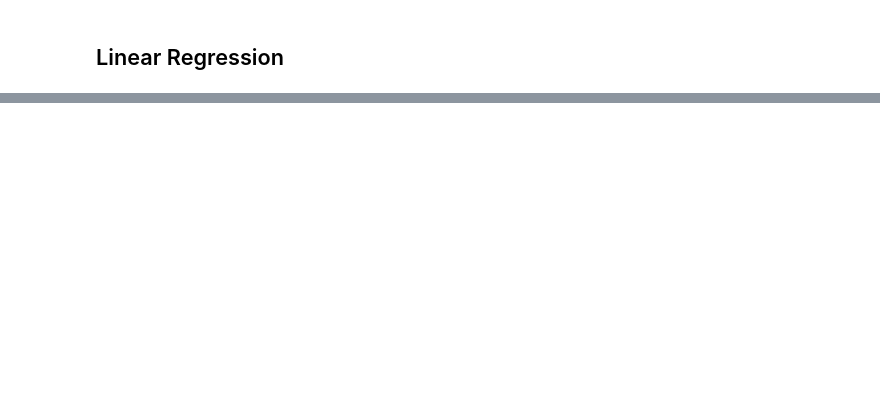
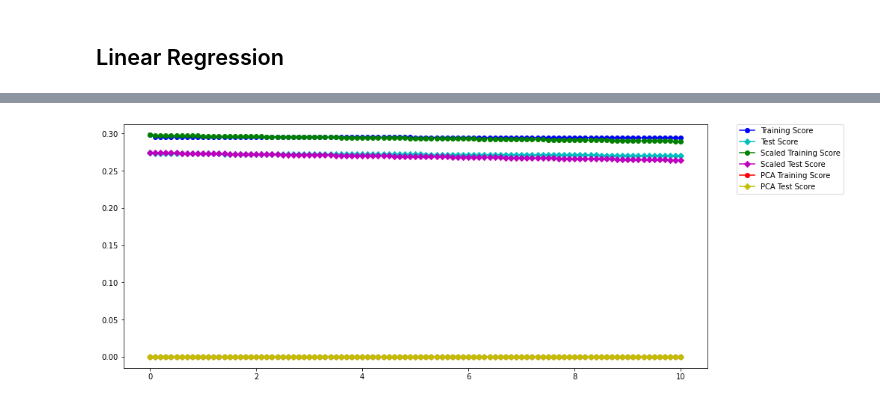
Before and after one commit to avneetgill/ensf544Project, a Jupyter notebook: Project1.2/Q4.1 Regression with dimension reduction.ipynb, the cells around one changed output, grey strips where cells are left out. Cells and saved outputs as stored; diff of their text form; code cells hidden in the pictures; blank space fills up the shorter version.

```diff
--- a/Project1.2/Q4.1 Regression with dimension reduction.ipynb
+++ b/Project1.2/Q4.1 Regression with dimension reduction.ipynb
@@ -148,5 +150,5 @@ df
 # %%
-pca = PCA(n_components=3)
-pca.fit(X_train)
-pca_X_train = pca.transform(X_train)
-pca_X_test = pca.transform(X_test)
+pca = PCA(n_components=2)
+pca.fit(pca_X_train)
+pca_X_train = pca.transform(pca_X_train)
+pca_X_test = pca.transform(pca_X_test)
@@ -224,0 +287,17 @@ We can see from the scatter plot above, that Using Ridge regression with pca yie
+# %%
+# plot the scaled and non scaled
+
+def plot_lr_alphas(d1,d2,d3,d4,d5,d6,labels):
+    f, ax = plt.subplots(1, 1, figsize = (14,6))
+    plt.plot(labels, d1, 'b', marker='o', label='Training Score')
+    plt.plot(labels, d2, 'c', marker='D', label='Test Score')
+    plt.plot(labels, d3, 'g', marker='o', label='Scaled Training Score')
+    plt.plot(labels, d4, 'm', marker='D', label='Scaled Test Score')
+    plt.plot(labels, d5, 'r', marker='o', label='PCA Training Score')
+    plt.plot(labels, d6, 'y', marker='D', label='PCA Test Score')
+    plt.legend(bbox_to_anchor=(1.05, 1), loc='upper left', borderaxespad=0.)
+    plt.show()
+
+plot_lr_alphas(ridge_tr_score, ridge_tst_score, sc_ridge_tr_score, sc_ridge_tst_score,ridge_pca_tr_score,ridge_pca_tst_score,alphas)
+# %% [output]
+[figure, added]
```
Also changed, not shown: parts of 30 cells of this notebook.
